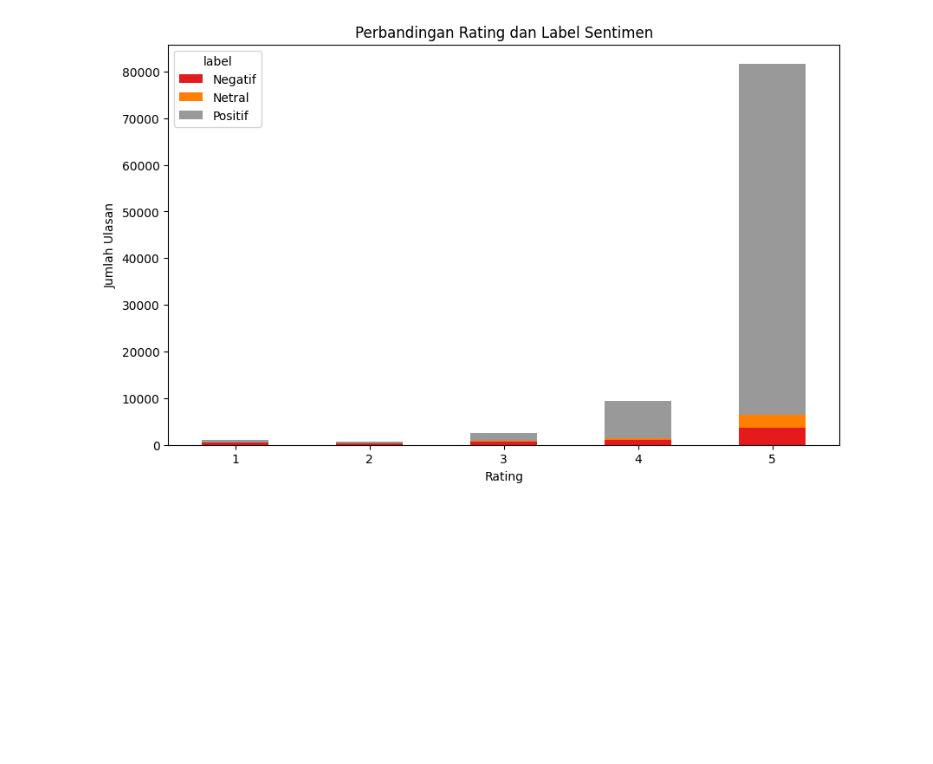
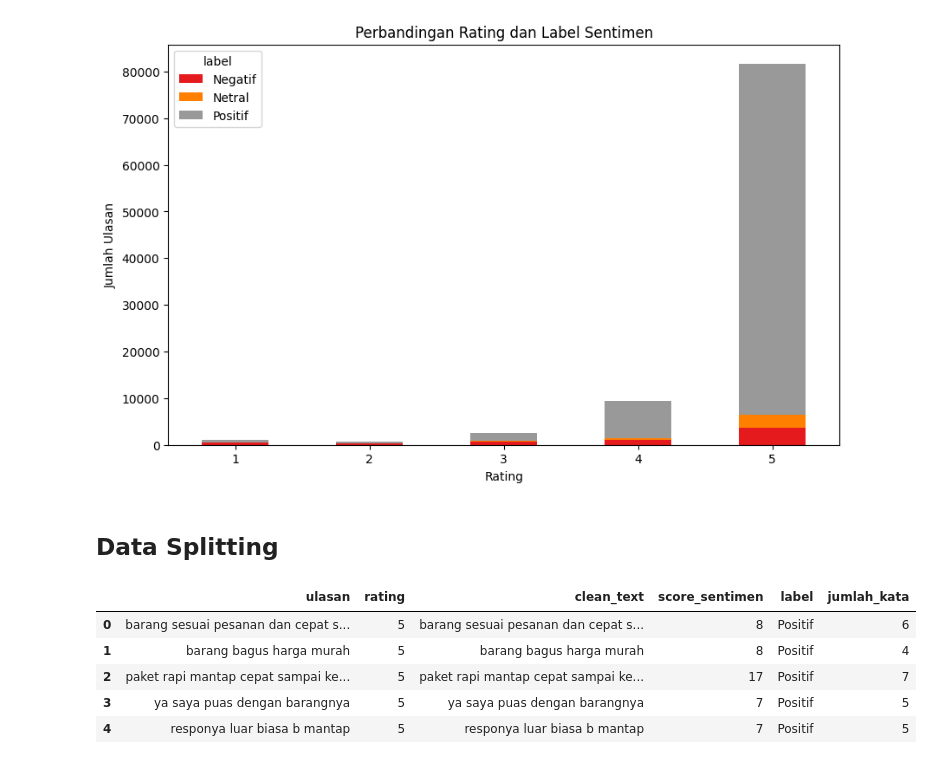
Before and after one commit to putriipuspita/Capstone-PJK-GM056, a Jupyter notebook: model/analisissentimen.ipynb, the cells around one changed output. Drawn from its saved outputs; the diff is of its cells as text; code cells hidden in the pictures; blank space fills up the shorter version.

```diff
--- a/model/analisissentimen.ipynb
+++ b/model/analisissentimen.ipynb
@@ -855,3 +898,14 @@ plt.xticks(rotation=0)
 plt.show()
 # %% [output]
 [figure]
+# %% [markdown]
+## Data Splitting
+# %%
+dataset.head()
+# %% [output]
+|  | ulasan | rating | clean_text | score_sentimen | label | jumlah_kata |
+| 0 | barang sesuai pesanan dan cepat s... | 5 | barang sesuai pesanan dan cepat s... | 8 | Positif | 6 |
+| 1 | barang bagus harga murah | 5 | barang bagus harga murah | 8 | Positif | 4 |
+| 2 | paket rapi mantap cepat sampai ke... | 5 | paket rapi mantap cepat sampai ke... | 17 | Positif | 7 |
+| 3 | ya saya puas dengan barangnya | 5 | ya saya puas dengan barangnya | 7 | Positif | 5 |
+| 4 | responya luar biasa b mantap | 5 | responya luar biasa b mantap | 7 | Positif | 5 |
```
Also changed, not shown: parts of 25 cells of this notebook.
